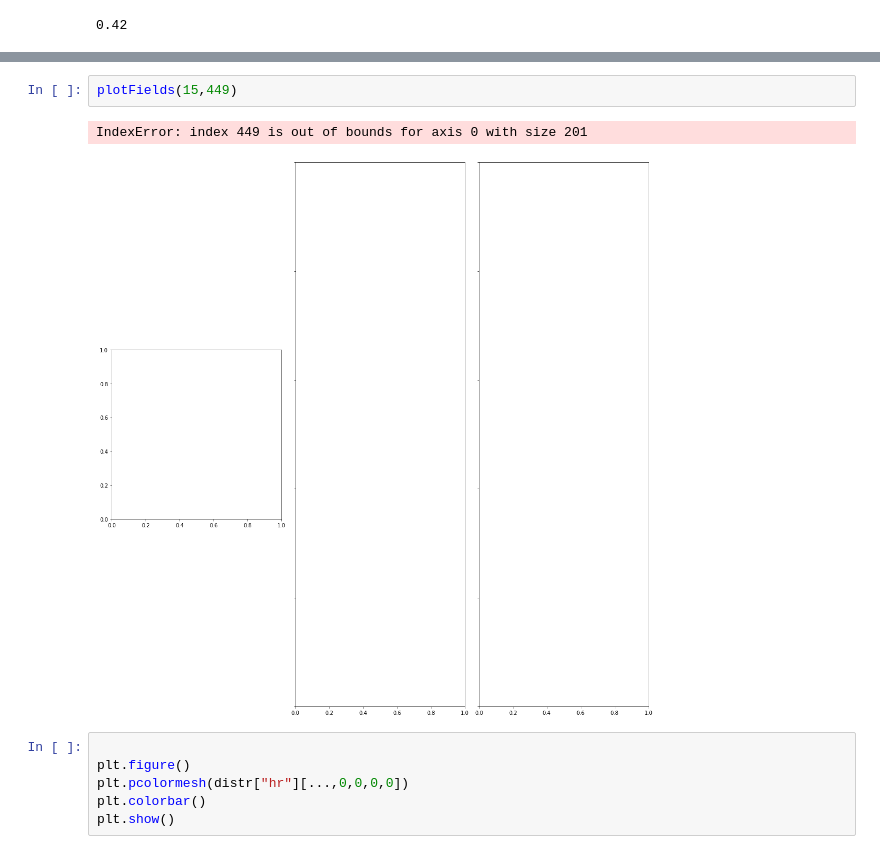
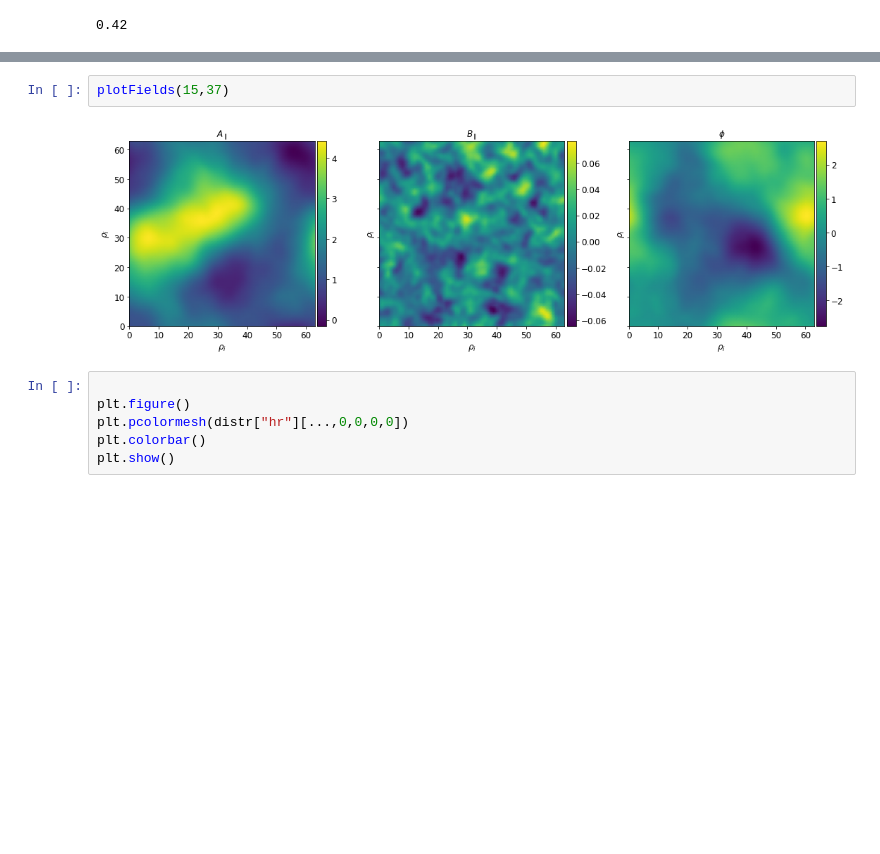
Before and after one commit to Alcauchy/ALLIANCE, a Jupyter notebook: post/ControlOfAlliance.ipynb, the cells around one changed output, grey strips where cells are left out. Cells and saved outputs as stored; diff of their text form; blank space fills up the shorter version.

```diff
--- a/post/ControlOfAlliance.ipynb
+++ b/post/ControlOfAlliance.ipynb
@@ -197,8 +218,7 @@ plotFields(15,10)
 # %%
-plotFields(15,449)
+plotFields(15,37)
 # %% [output]
-IndexError: index 449 is out of bounds for axis 0 with size 201
-[figure, old version]
+[figure, new version]
 # %%
 
 plt.figure()
```
Also changed, not shown: parts of 54 cells of this notebook, 10 other files.
